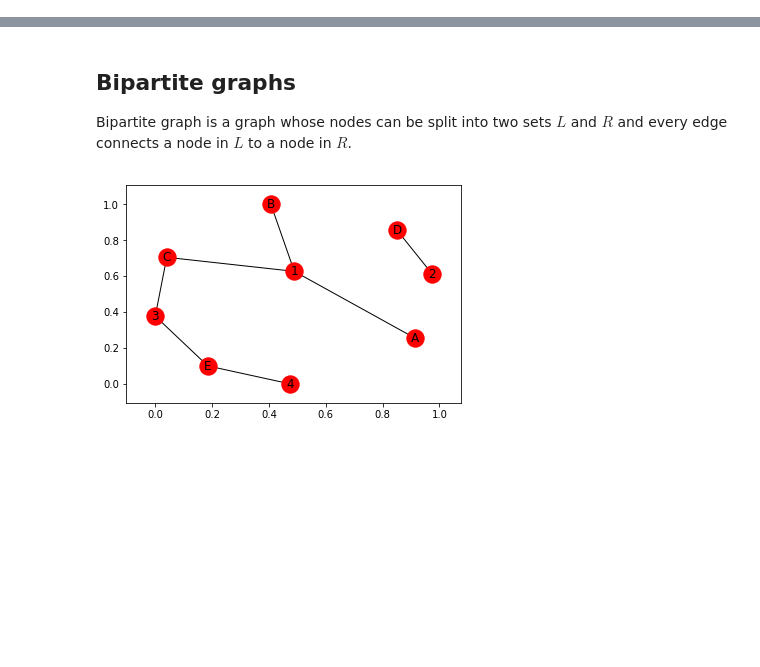
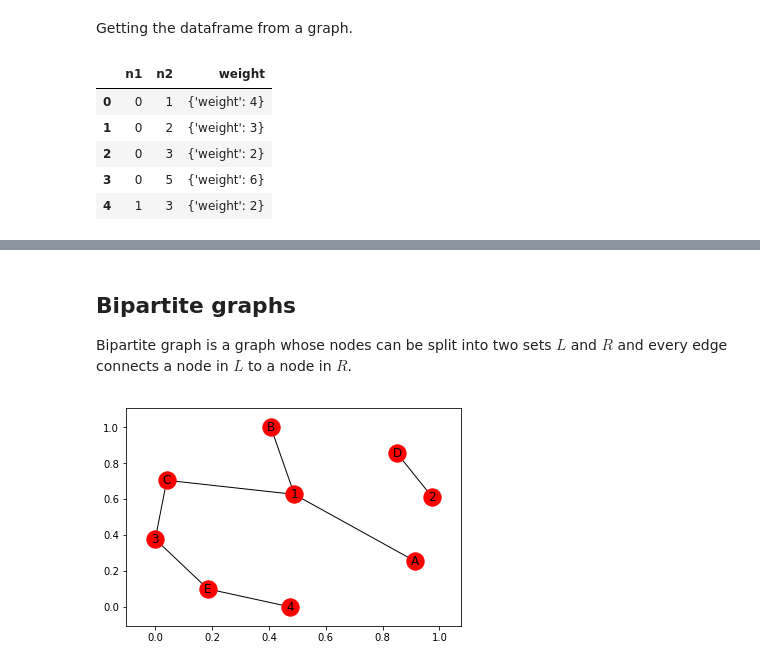
Before and after one commit to mujahed85/data-science-and-machine-learning-in-python, a Jupyter notebook: networkx/networkx.ipynb, the cells around one changed output, grey strips where cells are left out. Drawn from its saved outputs; the diff is of its cells as text; code cells hidden in the pictures; blank space fills up the shorter version.

```diff
--- a/networkx/networkx.ipynb
+++ b/networkx/networkx.ipynb
@@ -6,0 +130,3 @@ from networkx.algorithms import bipartite
+# %%
+G5 = nx.from_pandas_dataframe(G_df, 'n1', 'n2', edge_attr='weight')
+G5.edges(data=True)
@@ -6,0 +145,12 @@ from networkx.algorithms import bipartite
+# %% [markdown]
+Getting the dataframe from a graph.
+# %%
+df = pd.DataFrame(G5.edges(data=True), columns=['n1', 'n2', 'weight'])
+df.head()
+# %% [output]
+|  | n1 | n2 | weight |
+| 0 | 0 | 1 | {'weight': 4} |
+| 1 | 0 | 2 | {'weight': 3} |
+| 2 | 0 | 3 | {'weight': 2} |
+| 3 | 0 | 5 | {'weight': 6} |
+| 4 | 1 | 3 | {'weight': 2} |
```
Also changed, not shown: parts of 20 cells of this notebook, 2 other files.
